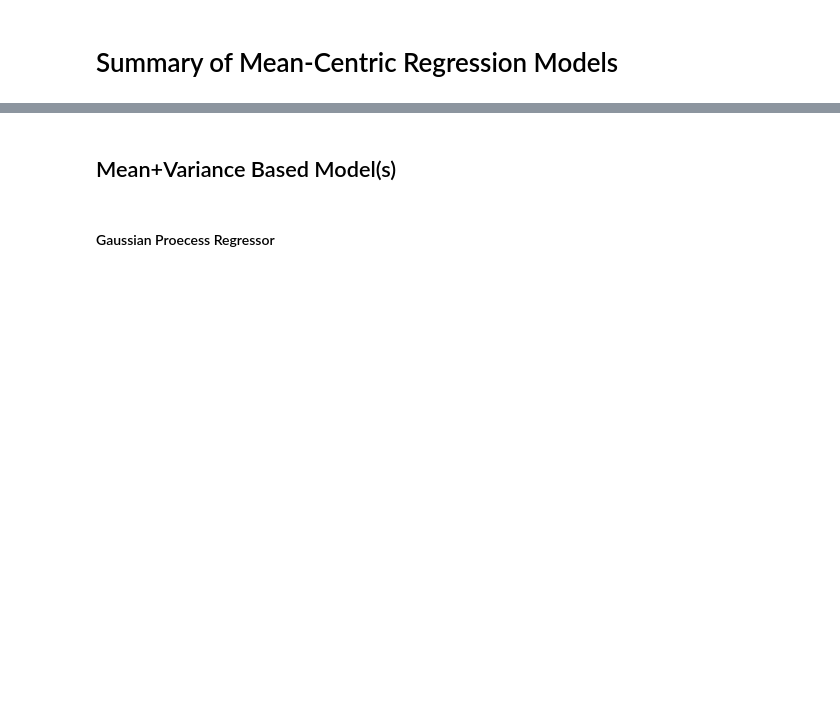
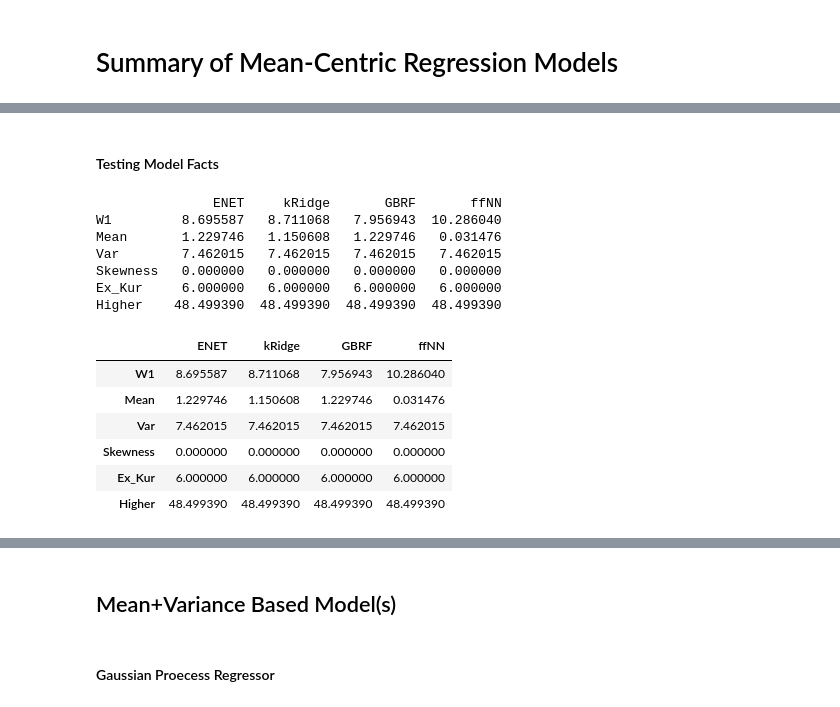
Before and after one commit to AnastasisKratsios/UniversalProcesses, a Jupyter notebook: Universal_Measure_Valued_networks.ipynb, the cells around one changed output, grey strips where cells are left out. Drawn from its saved outputs; the diff is of its cells as text; code cells hidden in the pictures; blank space fills up the shorter version.

```diff
--- a/Universal_Measure_Valued_networks.ipynb
+++ b/Universal_Measure_Valued_networks.ipynb
@@ -746,0 +832,20 @@ Test   0.150529  0.558855  1.243081   1.169108  1.165880  1.165880
+# %% [markdown]
+#### Testing Model Facts
+# %%
+print(Summary_pred_Qual_models_test)
+Summary_pred_Qual_models_test
+# %% [output]
+               ENET     kRidge       GBRF       ffNN
+W1         8.695587   8.711068   7.956943  10.286040
+Mean       1.229746   1.150608   1.229746   0.031476
+Var        7.462015   7.462015   7.462015   7.462015
+Skewness   0.000000   0.000000   0.000000   0.000000
+Ex_Kur     6.000000   6.000000   6.000000   6.000000
+Higher    48.499390  48.499390  48.499390  48.499390
+|  | ENET | kRidge | GBRF | ffNN |
+| W1 | 8.695587 | 8.711068 | 7.956943 | 10.286040 |
+| Mean | 1.229746 | 1.150608 | 1.229746 | 0.031476 |
+| Var | 7.462015 | 7.462015 | 7.462015 | 7.462015 |
+| Skewness | 0.000000 | 0.000000 | 0.000000 | 0.000000 |
+| Ex_Kur | 6.000000 | 6.000000 | 6.000000 | 6.000000 |
+| Higher | 48.499390 | 48.499390 | 48.499390 | 48.499390 |
```
Also changed, not shown: parts of 6 cells of this notebook, 6 other files.
